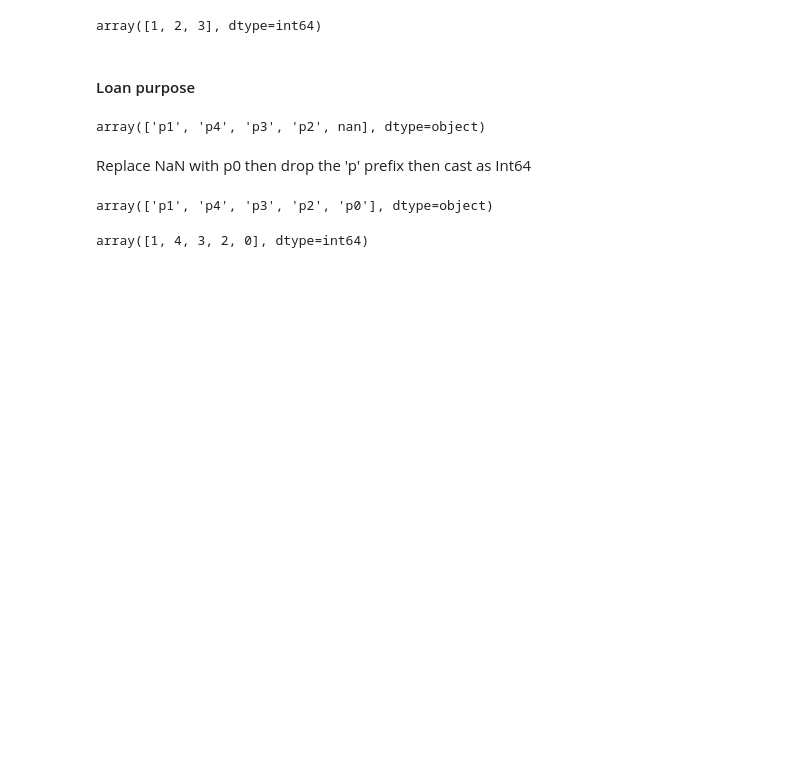
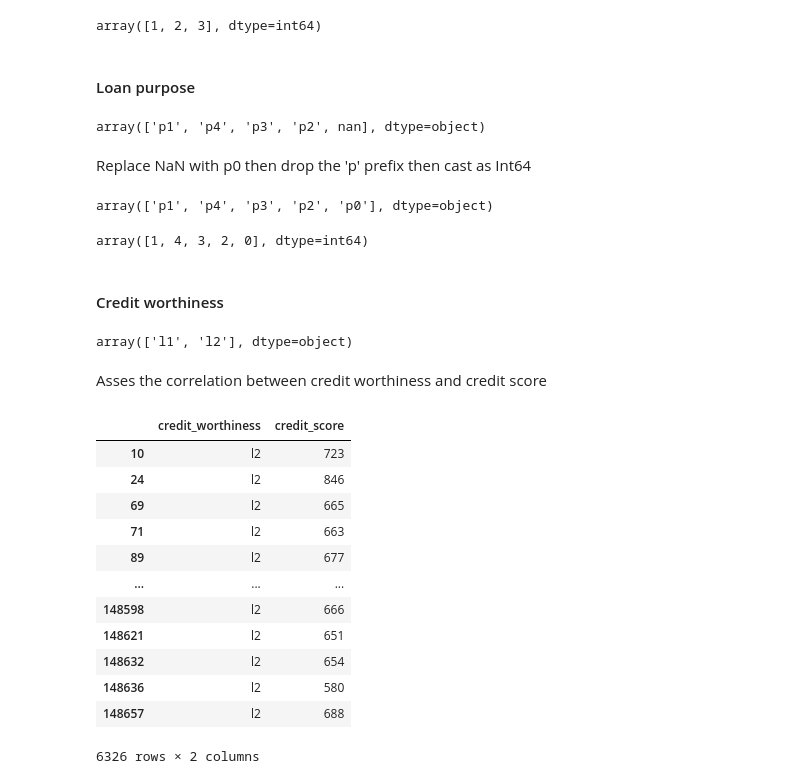
Before and after one commit to bjpayne/mortgage-underwriting-assistant, a Jupyter notebook: notebook.ipynb, the cells around one changed output. Saved outputs shown, nothing was run; the diff lists cells and outputs as text; code cells hidden in the pictures; blank space fills up the shorter version.

```diff
--- a/notebook.ipynb
+++ b/notebook.ipynb
@@ -192,3 +194,27 @@ dataset['loan_purpose'] = dataset['loan_purpose'].str.replace('p', '').astype(np
 dataset['loan_purpose'].unique()
 # %% [output]
 array([1, 4, 3, 2, 0], dtype=int64)
+# %% [markdown]
+#### Credit worthiness
+# %%
+dataset['credit_worthiness'].unique()
+# %% [output]
+array(['l1', 'l2'], dtype=object)
+# %% [markdown]
+Asses the correlation between credit worthiness and credit score
+# %%
+dataset[['credit_worthiness', 'credit_score']][dataset['credit_worthiness'] == 'l2']
+# %% [output]
+|  | credit_worthiness | credit_score |
+| 10 | l2 | 723 |
+| 24 | l2 | 846 |
+| 69 | l2 | 665 |
+| 71 | l2 | 663 |
+| 89 | l2 | 677 |
+| ... | ... | ... |
+| 148598 | l2 | 666 |
+| 148621 | l2 | 651 |
+| 148632 | l2 | 654 |
+| 148636 | l2 | 580 |
+| 148657 | l2 | 688 |
+6326 rows × 2 columns
```
Also changed, not shown: parts of 7 cells of this notebook.
